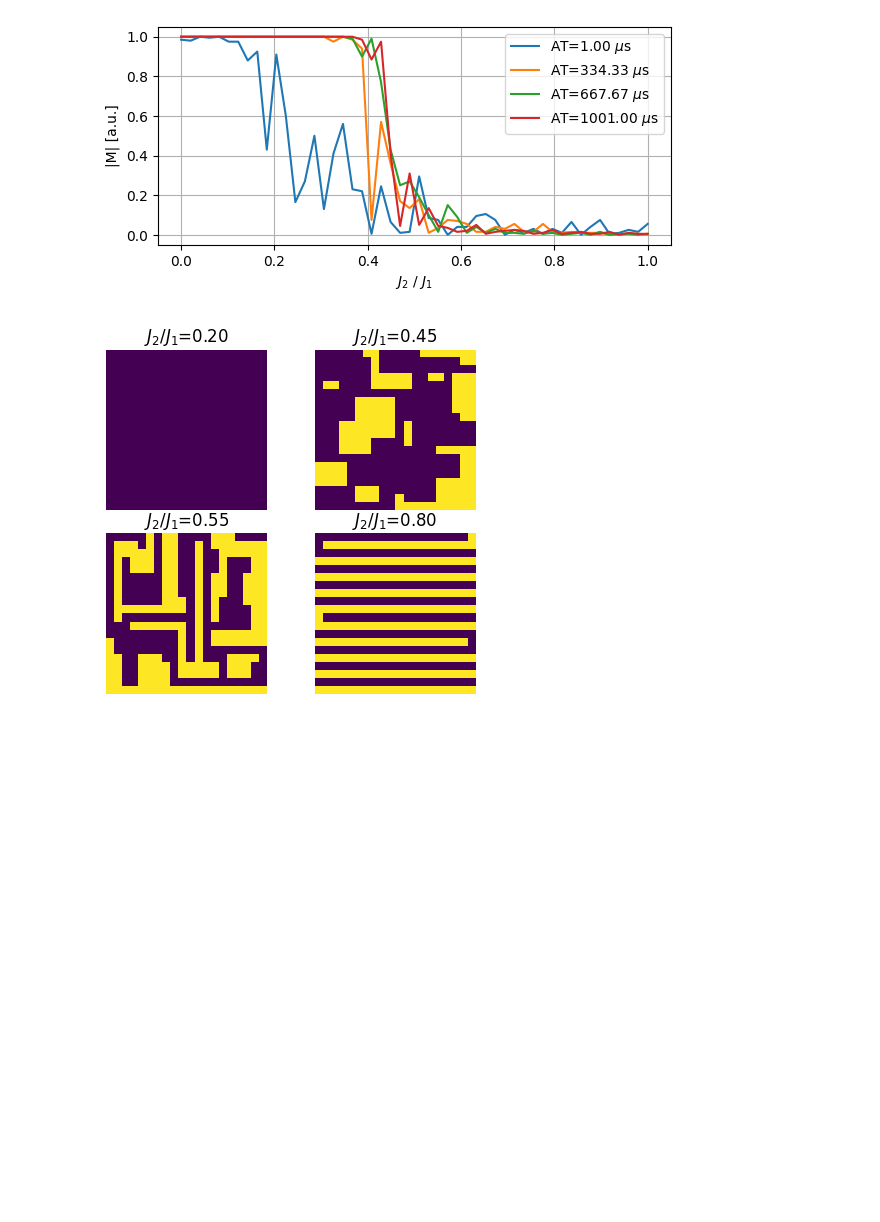
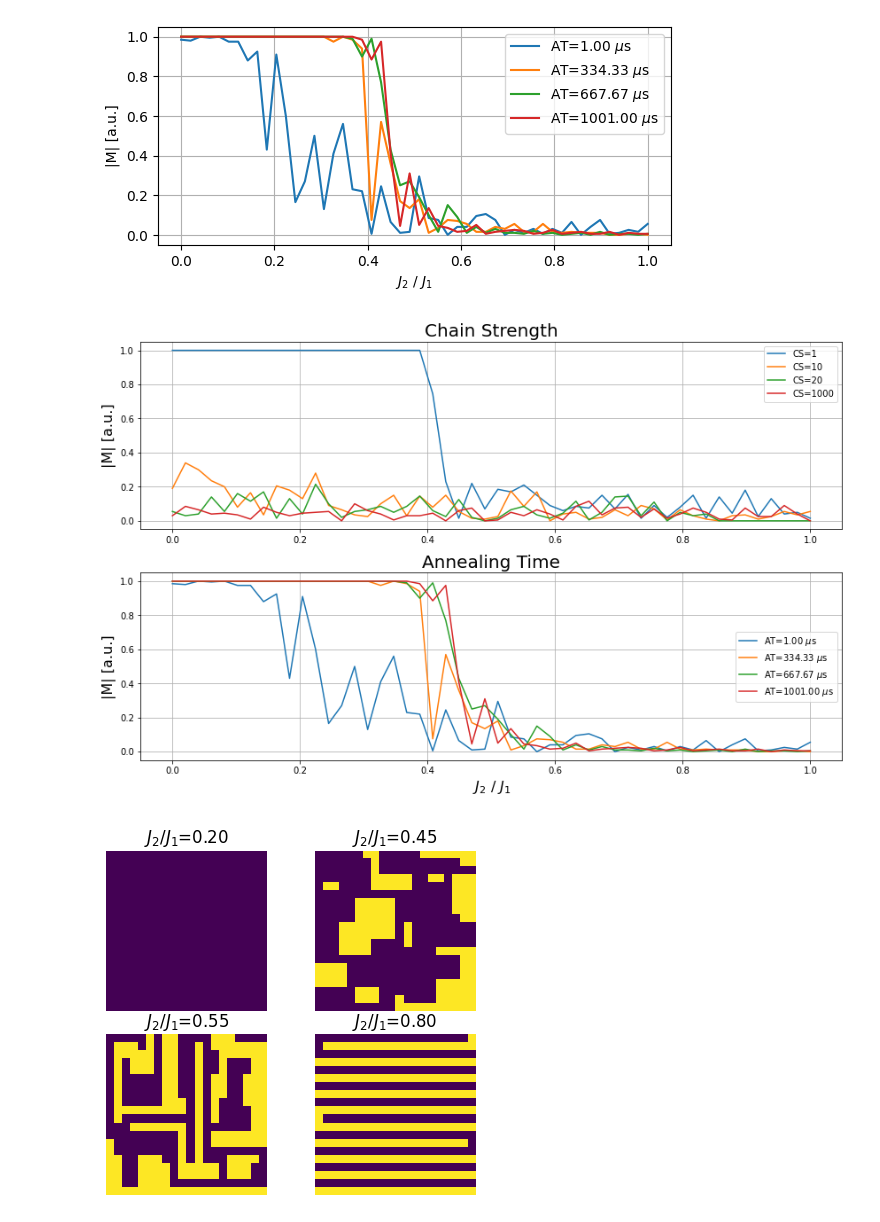
Before and after one commit to Wronsmin/Quantum-Computing, a Jupyter notebook: src/Ising_Frustrated/FIsing_annealing_chain.ipynb, the cells around one changed output. Drawn from its saved outputs; the diff is of its cells as text; code cells hidden in the pictures; blank space fills up the shorter version.

```diff
--- a/src/Ising_Frustrated/FIsing_annealing_chain.ipynb
+++ b/src/Ising_Frustrated/FIsing_annealing_chain.ipynb
@@ -13,5 +15,6 @@ import dwave.inspector
 # %%
 width = 5.949973986 # in inches
+height = 3.850394
 ratio = (np.sqrt(5.0) - 1.0) / 2.0
 # %%
 res_path = "../../Results/Ising_Frustrated/"
@@ -99,4 +104,27 @@ fig.tight_layout()
 plt.savefig("../../Images/Ising_Frustrated/Annealing_time_plots.pdf")
 # %% [output]
 [figure]
+# %%
+fig, ax = plt.subplots(2, 1, figsize=(2*width, 2*height))
+
+for i, cs in enumerate(strenghts):
+    ax[0].plot(ratios, np.abs(CS[i, :]), label=f"CS={cs}")
+
+ax[0].set_ylabel("|M| [a.u.]", fontsize=16)
+ax[0].set_title("Chain Strength", fontsize=20)
+ax[0].grid()
+ax[0].legend()
+
+for i, at in enumerate(annealing_t):
+    ax[1].plot(ratios, np.abs(ATs[i, :]), label=fr"AT={at:.2f} $\mu$s")
+
+ax[1].set_xlabel(r"$J_2$ / $J_1$", fontsize=16)
+ax[1].set_ylabel("|M| [a.u.]", fontsize=16)
+ax[1].set_title("Annealing Time", fontsize=20)
+ax[1].grid()
+ax[1].legend(loc="right")
+plt.tight_layout()
+fig.savefig("slide.pdf")
+# %% [output]
+[figure, added]
 # %%
```
Also changed, not shown: parts of 3 cells of this notebook, 2 other files.
